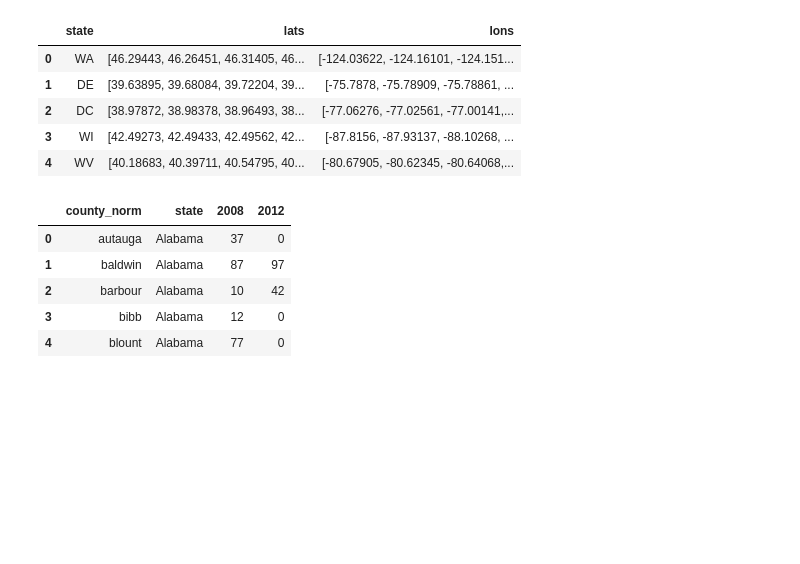
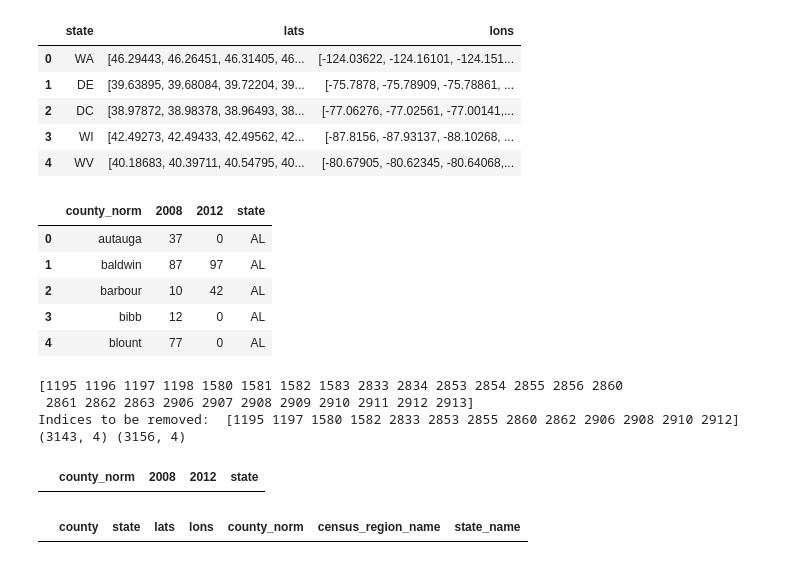
Before and after one commit to sharathmalladi/SEF, a Jupyter notebook: 11_County_Data.ipynb, the cells around one changed output. Saved outputs shown, nothing was run; the diff lists cells and outputs as text; code cells hidden in the pictures; blank space fills up the shorter version.

```diff
--- a/11_County_Data.ipynb
+++ b/11_County_Data.ipynb
@@ -6,6 +6,8 @@ So let's just pull in what we need into a pkl file for later use.
 import pandas as pd
 # %%
 donations = pd.read_pickle('out/0/donations.pkl')
+states = pd.read_csv('in/state_table.csv')
+states.rename(columns={'abbreviation': 'state', 'name': 'state_name'}, inplace=True)
 # %%
 from bokeh.sampledata import us_states, us_counties
 from bokeh.plotting import figure, show, output_file
@@ -40,13 +42,20 @@ def normalizecounty(county):
     Different data sources seem to differ
     '''
     return county\
+        .replace('St.', '')\
+        .replace('Ste.', '')\
+        .replace('Saint', '')\
         .replace('County', '')\
+        .replace('county', '')\
         .replace('Parish', '')\
+        .replace('parish', '')\
         .replace('City', '')\
+        .replace('city', '')\
         .replace('Borough', '')\
+        .replace('borough', '')\
         .replace('.', '')\
         .replace(' ', '')\
         .lower()
 
-pd.Series(['St. Lucie', 'Jefferson Parish', 'Anchorage Borough', 'King County']).apply(normalizecounty)
+pd.Series(['St. Lucie', 'Jefferson Parish', 'Anchorage Borough', 'King County', 'Raonoke city']).apply(normalizecounty)
 # %% [output]
@@ -88,24 +110,29 @@ states_gps.head()
 # %%
 pop2014 = pd.read_csv('in/IndianPopulation_2010_2014.csv', names=['county_state', 'population'], skiprows=1)
 pop2010 = pd.read_csv('in/IndianPopulation_2006_2010.csv', names=['county_state', 'population'], skiprows=1)
-states = pd.read_csv('in/state_table.csv')
 
 pop2010['county'] = pop2010.county_state.str.extract('([a-z|A-Z|\'|\s]+), ([a-z|A-Z|\s]+)')[0]
 pop2014['county'] = pop2014.county_state.str.extract('([a-z|A-Z|\'|\s]+), ([a-z|A-Z|\s]+)')[0]
 pop2010['state'] =  pop2010.county_state.str.extract('([a-z|A-Z|\'|\s]+), ([a-z|A-Z|\s]+)')[1]
 pop2014['state'] =  pop2014.county_state.str.extract('([a-z|A-Z|\'|\s]+), ([a-z|A-Z|\s]+)')[1]
 
-pop2010 = pop2010.rename(columns={'population': 2008}).drop('county_state', axis=1)
-pop2014 = pop2014.rename(columns={'population': 2012}).drop('county_state', axis=1)
+pop2010 = pop2010.rename(columns={'population': 2008}).drop('county_state', axis=1).replace('a Ana County', 'Dona Ana')
+pop2014 = pop2014.rename(columns={'population': 2012}).drop('county_state', axis=1).replace('a Ana County', 'Dona Ana')
 pop2010['county_norm'] = pop2010.county.apply(normalizecounty)
 pop2014['county_norm'] = pop2014.county.apply(normalizecounty)
-data = pop2010.merge(pop2014, how='outer', on=['county_norm', 'state'])[['county_norm', 'state', 2008, 2012]]
+population = pop2010.merge(pop2014, how='outer', on=['county_norm', 'state'])[['county_norm', 'state', 2008, 2012]]\
+    .rename(columns={'state': 'state_name'})
+# %%
+population = population\
+    .merge(states, how='left', on='state_name')[np.append(population.columns.values, 'state')]\
+    .drop('state_name', axis=1)\
+    .fillna(0)
 # %%
-data.head()
+population.head()
 # %% [output]
-|  | county_norm | state | 2008 | 2012 |
-| 0 | autauga | Alabama | 37 | 0 |
-| 1 | baldwin | Alabama | 87 | 97 |
-| 2 | barbour | Alabama | 10 | 42 |
-| 3 | bibb | Alabama | 12 | 0 |
-| 4 | blount | Alabama | 77 | 0 |
+|  | county_norm | 2008 | 2012 | state |
+| 0 | autauga | 37 | 0 | AL |
+| 1 | baldwin | 87 | 97 | AL |
+| 2 | barbour | 10 | 42 | AL |
+| 3 | bibb | 12 | 0 | AL |
+| 4 | blount | 77 | 0 | AL |
@@ -117,0 +139,19 @@ data = data\
+# %%
+# It appears that the data obtained from the immigration has counties and cities for the same names.
+# The amounts match and are the ones for the counties. So we can remove either of the two rows. It does not matter.
+duplicates = population.groupby(['county_norm', 'state']).size()
+duplicates[duplicates.values > 1]
+
+dups = duplicates[duplicates.values > 1].to_frame().reset_index().drop(0, axis=1)
+dup_tups = zip(dups.to_dict().values()[0].values(), dups.to_dict().values()[1].values())
+duplicate_rows = population[population.apply(lambda x: (x.state, x.county_norm) in dup_tups, axis=1)]
+print duplicate_rows.index.values
+removed = duplicate_rows.index.values[::2]
+print 'Indices to be removed: ', removed
+print population.drop(removed, axis=0).shape, population.shape
+population = population.drop(removed, axis=0)
+# %% [output]
+[1195 1196 1197 1198 1580 1581 1582 1583 2833 2834 2853 2854 2855 2856 2860
+ 2861 2862 2863 2906 2907 2908 2909 2910 2911 2912 2913]
+Indices to be removed:  [1195 1197 1580 1582 2833 2853 2855 2860 2862 2906 2908 2910 2912]
+(3143, 4) (3156, 4)
@@ -117,0 +161,8 @@ data = data\
+# %%
+population[population.county_norm=='aana']
+# %% [output]
+|  | county_norm | 2008 | 2012 | state |
+# %%
+counties_gps[counties_gps.county_norm=='aana']
+# %% [output]
+|  | county | state | lats | lons | county_norm | census_region_name | state_name |
```
Also changed, not shown: parts of 22 cells of this notebook, 2 other files.
